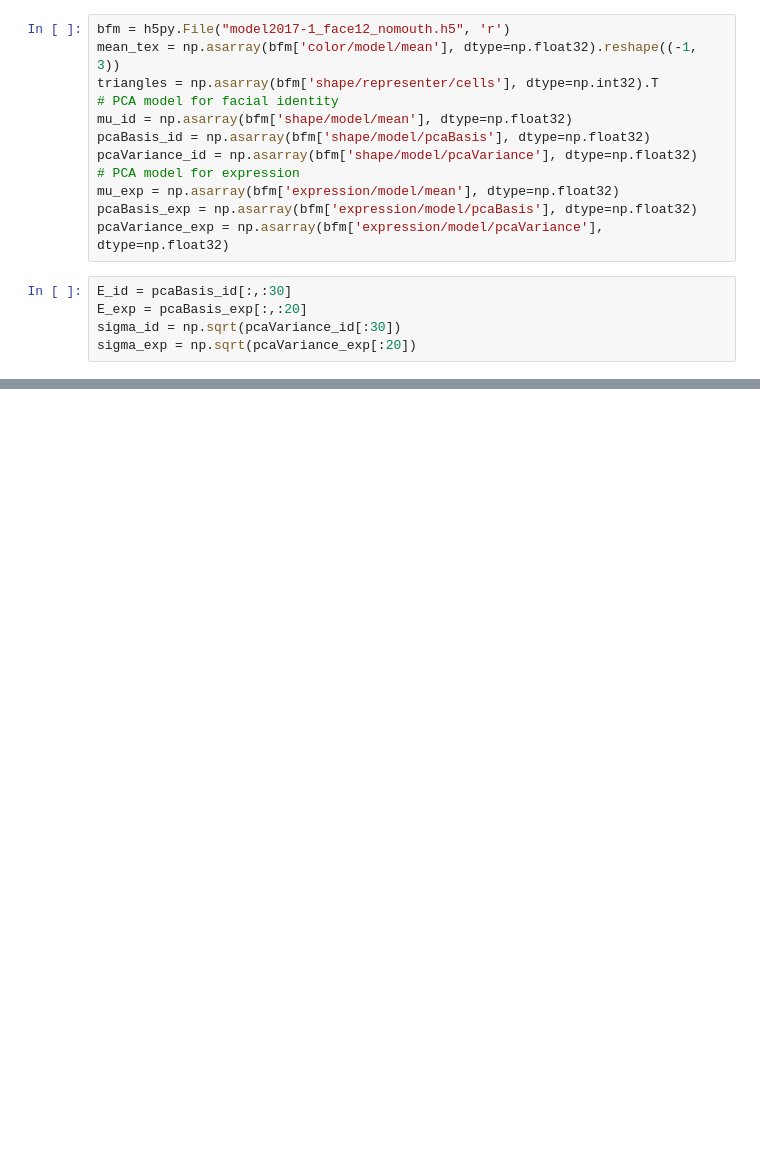
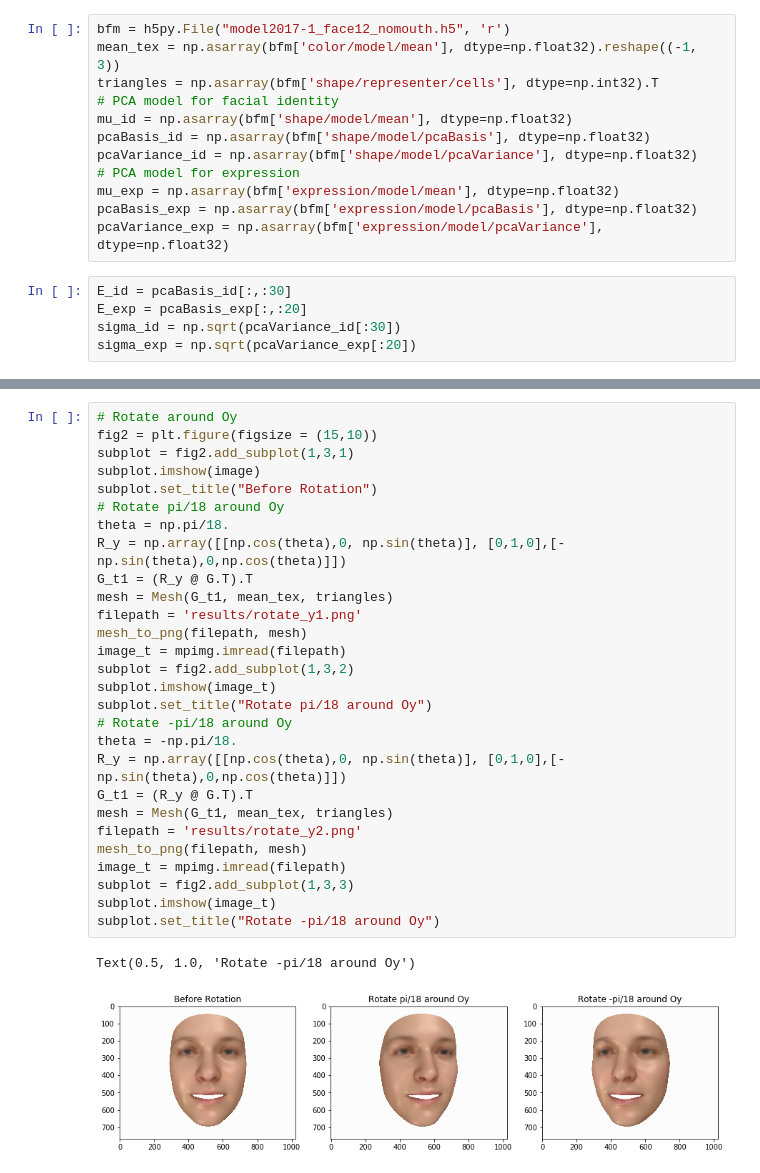
Before and after one commit to vincentwen1995/Computer-Vision-2, a Jupyter notebook: Assignment3/main.ipynb, the cells around one changed output, grey strips where cells are left out. Cells and saved outputs as stored; diff of their text form; blank space fills up the shorter version.

Commit message:
Rotate around Oy

```diff
--- a/Assignment3/main.ipynb
+++ b/Assignment3/main.ipynb
@@ -47,0 +47,31 @@ plt.show()
+# %%
+# Rotate around Oy
+fig2 = plt.figure(figsize = (15,10))
+subplot = fig2.add_subplot(1,3,1)
+subplot.imshow(image)
+subplot.set_title("Before Rotation")
+# Rotate pi/18 around Oy
+theta = np.pi/18.
+R_y = np.array([[np.cos(theta),0, np.sin(theta)], [0,1,0],[-np.sin(theta),0,np.cos(theta)]])
+G_t1 = (R_y @ G.T).T
+mesh = Mesh(G_t1, mean_tex, triangles)
+filepath = 'results/rotate_y1.png'
+mesh_to_png(filepath, mesh)
+image_t = mpimg.imread(filepath)
+subplot = fig2.add_subplot(1,3,2)
+subplot.imshow(image_t)
+subplot.set_title("Rotate pi/18 around Oy")
+# Rotate -pi/18 around Oy
+theta = -np.pi/18.
+R_y = np.array([[np.cos(theta),0, np.sin(theta)], [0,1,0],[-np.sin(theta),0,np.cos(theta)]])
+G_t1 = (R_y @ G.T).T
+mesh = Mesh(G_t1, mean_tex, triangles)
+filepath = 'results/rotate_y2.png'
+mesh_to_png(filepath, mesh)
+image_t = mpimg.imread(filepath)
+subplot = fig2.add_subplot(1,3,3)
+subplot.imshow(image_t)
+subplot.set_title("Rotate -pi/18 around Oy")
+# %% [output]
+Text(0.5, 1.0, 'Rotate -pi/18 around Oy')
+[figure, added]
```
Also changed, not shown: parts of 2 cells of this notebook, 8 other files.
